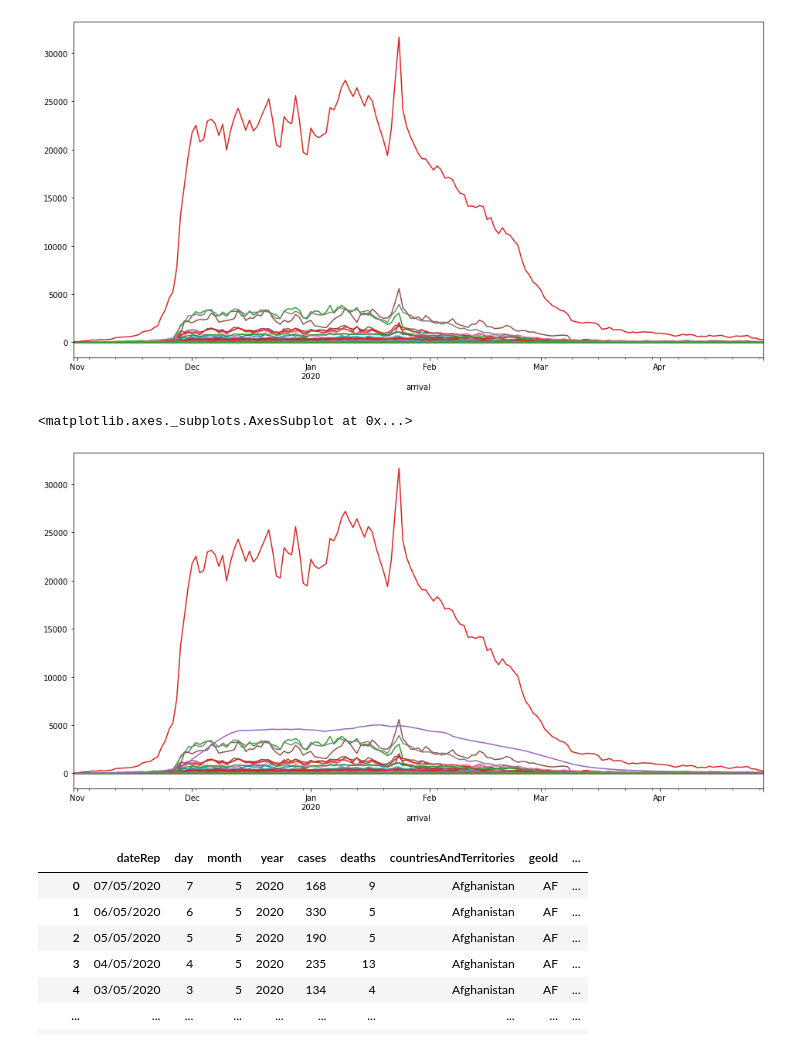
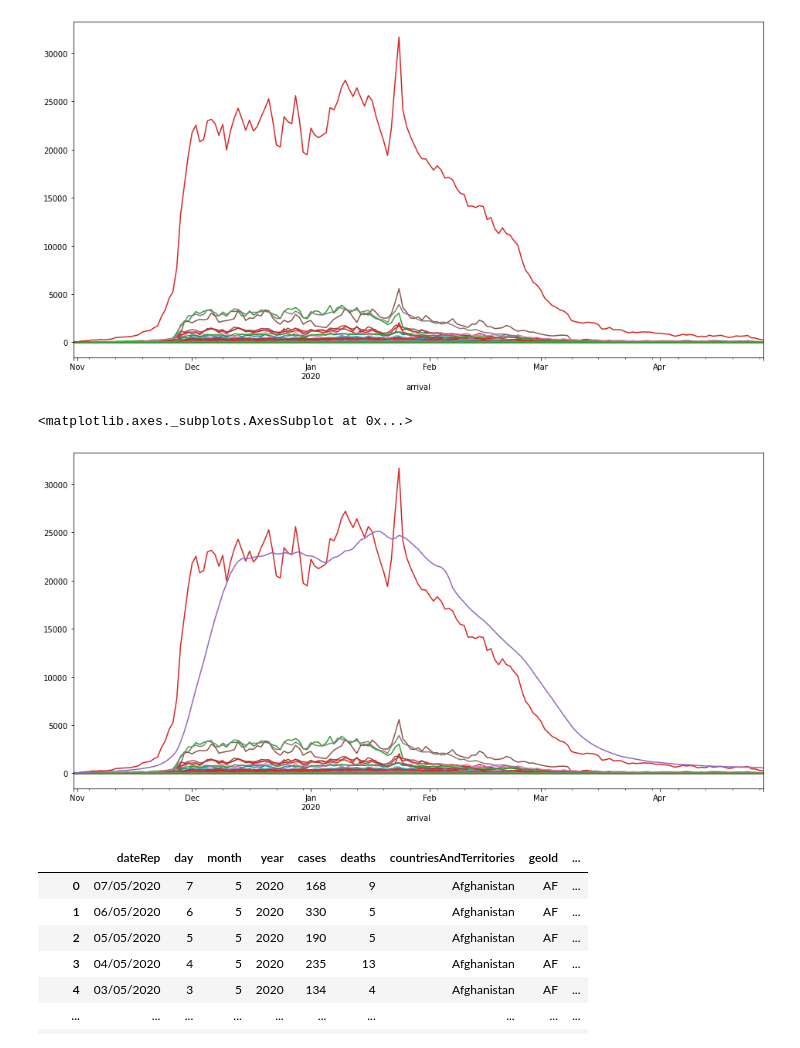
Before and after one commit to dolmani38/ai_corona, a Jupyter notebook: analysis_corona_0507.ipynb, the cells around one changed output. Saved outputs shown, nothing was run; the diff lists cells and outputs as text; code cells hidden in the pictures.

```diff
--- a/analysis_corona_0507.ipynb
+++ b/analysis_corona_0507.ipynb
@@ -241,12 +241,12 @@ ds_iso.plot(legend=False,figsize=(16,8))
 # %%
 # 			1.1.3.2 2주 (14일) 평균 추세 추가.
 raw_ds = ds_iso.copy()
 # scale을 조정하기 위해 /5 처리
-raw_ds['arrival_14ma'] = raw_ds['total'].rolling(window=14, min_periods=0).mean() / 5
+raw_ds['arrival_14ma'] = raw_ds['total'].rolling(window=14, min_periods=0).mean()
 raw_ds.plot(legend=False,figsize=(16,8))
 # %% [output]
 <matplotlib.axes._subplots.AxesSubplot at 0x...>
-[figure, old version]
+[figure, new version]
 # %%
 # 추가 데이터
 # COVID-19 word wide dataset
```
Also changed, not shown: parts of 25 cells of this notebook.
